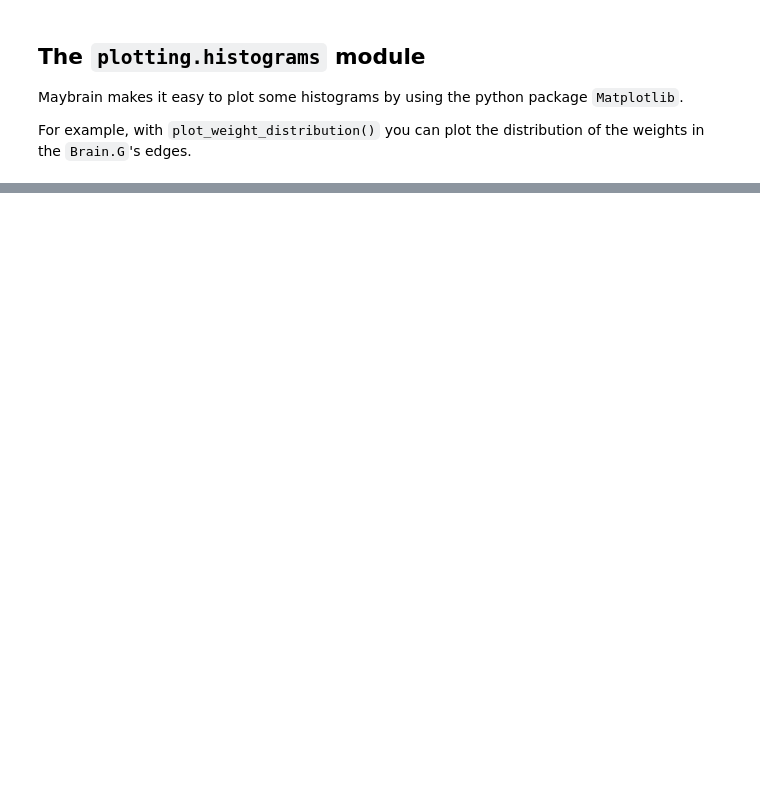
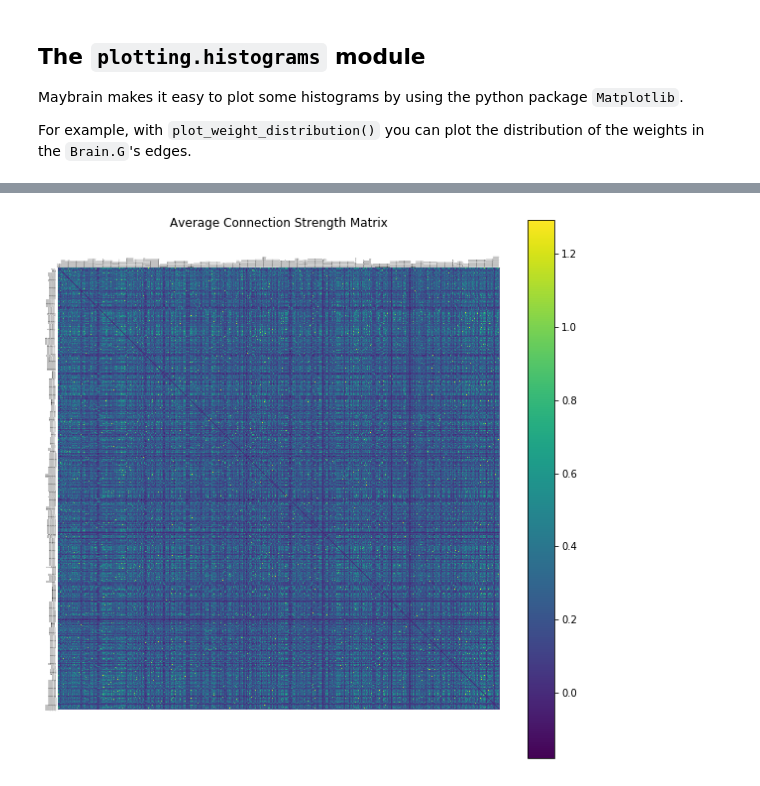
Before and after one commit to RittmanResearch/maybrain, a Jupyter notebook: docs/04 - The plotting Package.ipynb, the cells around one changed output, grey strips where cells are left out. Drawn from its saved outputs; the diff is of its cells as text; code cells hidden in the pictures; blank space fills up the shorter version.

Commit message:
docs for plotting.matrices

```diff
--- a/docs/04 - The plotting Package.ipynb
+++ b/docs/04 - The plotting Package.ipynb
@@ -31,0 +48,10 @@ hh.plot_weight_distribution(a, bins=50)
+# %%
+%matplotlib inline
+from maybrain.plotting import matrices as mm
+
+# Simple dictionary
+dictionary = {0: a, 1: a}
+
+fig, _ = mm.plot_avg_matrix(dictionary)
+# %% [output]
+[figure, added]
```
Also changed, not shown: parts of 6 cells of this notebook, 1 other file.
